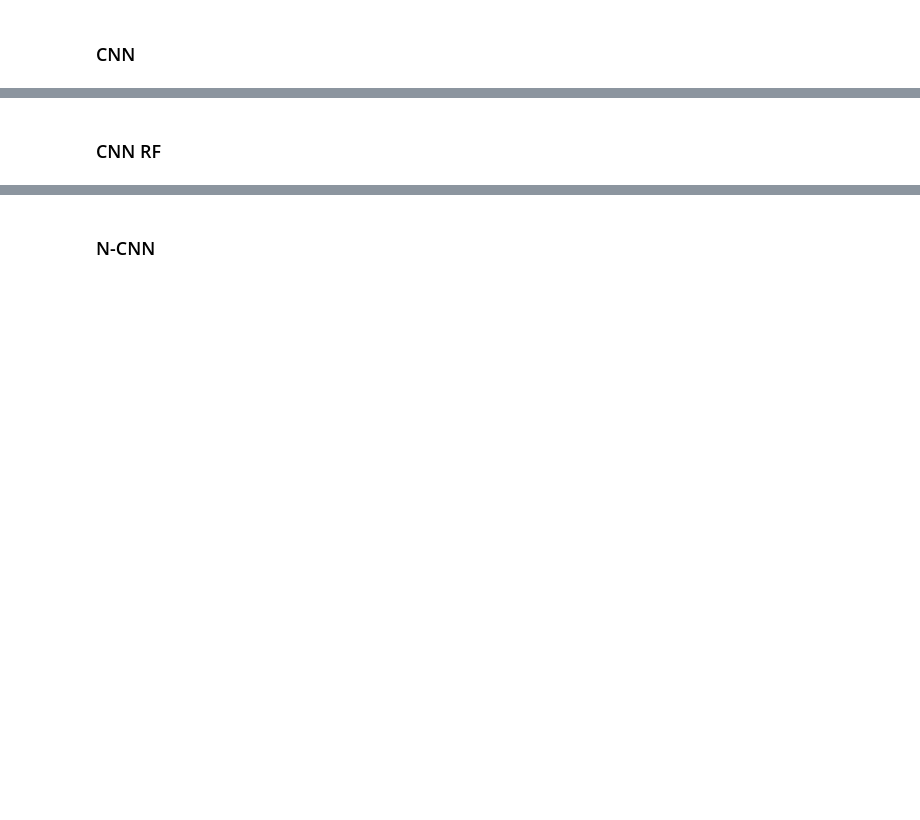
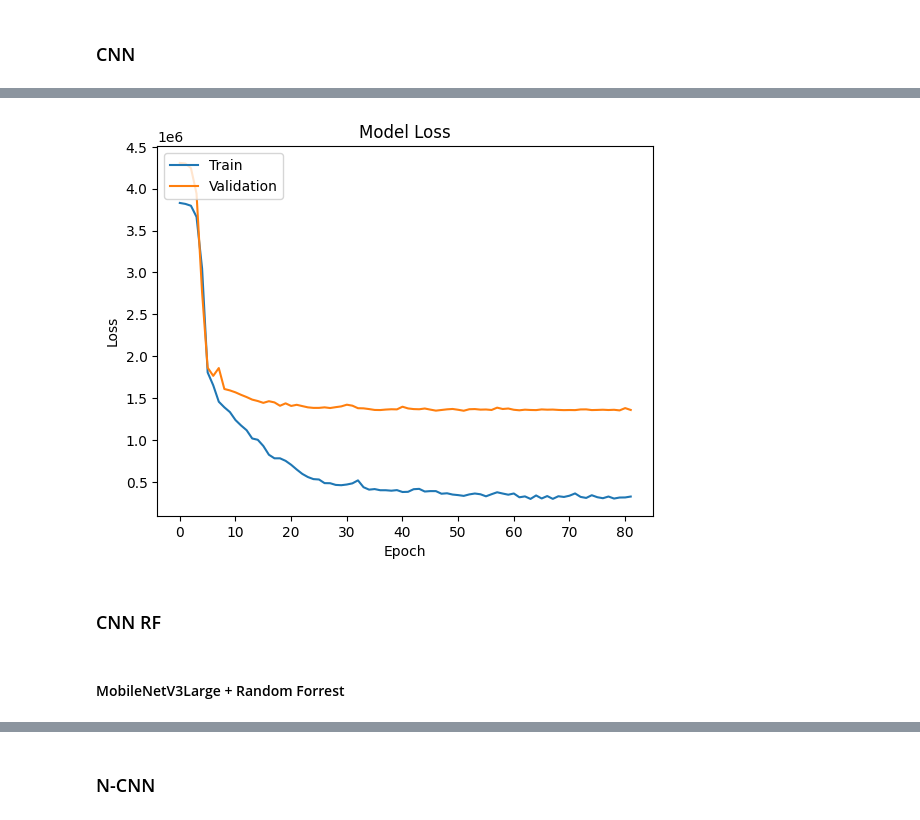
Before and after one commit to besplago/thesis-house-price-estimation, a Jupyter notebook: train_eval_models_CPU.ipynb, the cells around one changed output, grey strips where cells are left out. Cells and saved outputs as stored; diff of their text form; code cells hidden in the pictures; blank space fills up the shorter version.

```diff
--- a/train_eval_models_CPU.ipynb
+++ b/train_eval_models_CPU.ipynb
@@ -542,2 +652,22 @@ train_save_model(FUNCTION, ARGS, test_images, test_features, test_prices, f"{MOD
+# %%
+#load the fit-history
+with open(f"{MODELS_PATH}/MobileNetV3_Large_1/history", "rb") as file_pi:
+    history = pickle.load(file_pi)
+
+#plot the history
+plt.plot(history['loss'])
+plt.plot(history['val_loss'])
+plt.title('Model Loss')
+plt.ylabel('Loss')
+plt.xlabel('Epoch')
+#Add legend
+plt.legend(['Train', 'Validation'], loc='upper left')
+plt.savefig(f"{MODELS_PATH}/MobileNetV3_Large/loss.png")
+plt.show()
+plt.close()
+# %% [output]
+[figure, added]
 # %% [markdown]
 ### CNN RF
+# %% [markdown]
+#### MobileNetV3Large + Random Forrest
```
Also changed, not shown: parts of 35 cells of this notebook.
